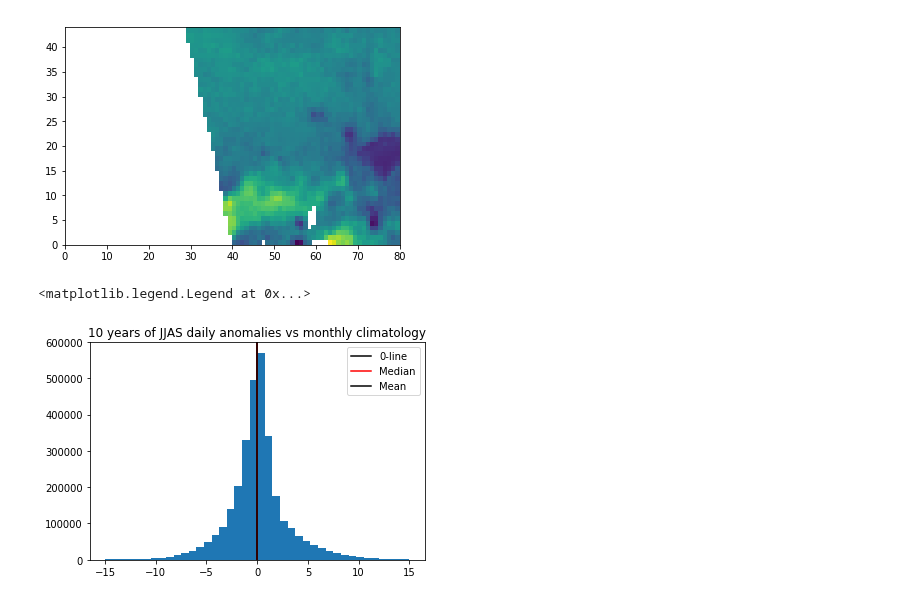
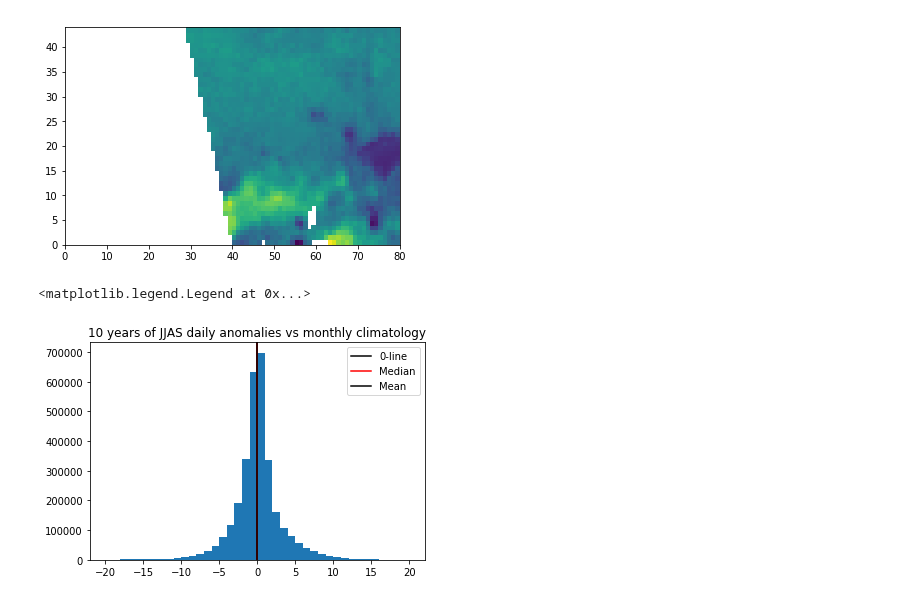
Before and after one commit to cornkle/proj_CEH, a Jupyter notebook: notebooks/AMMA_soil_moisture_distribution_test.ipynb, the cells around one changed output. Cells and saved outputs as stored; diff of their text form; code cells hidden in the pictures.

```diff
--- a/notebooks/AMMA_soil_moisture_distribution_test.ipynb
+++ b/notebooks/AMMA_soil_moisture_distribution_test.ipynb
@@ -129,12 +129,12 @@ plt.pcolormesh(data[15,:,:])
 # %%
 hist_ano = data.values[np.isfinite(data.values)]
 # %%
-plt.hist(hist_ano, bins=40, range=(-15,15))
+plt.hist(hist_ano, bins=40, range=(-20,20))
 plt.axvline(x=0, color='k', label='0-line')
 plt.axvline(x=np.median(hist_ano), color='r', label='Median')
 plt.axvline(x=np.mean(hist_ano), color='k', label='Mean')
 plt.title('10 years of JJAS daily anomalies vs monthly climatology')
 plt.legend()
 # %% [output]
 <matplotlib.legend.Legend at 0x...>
-[figure, old version]
+[figure, new version]
```
